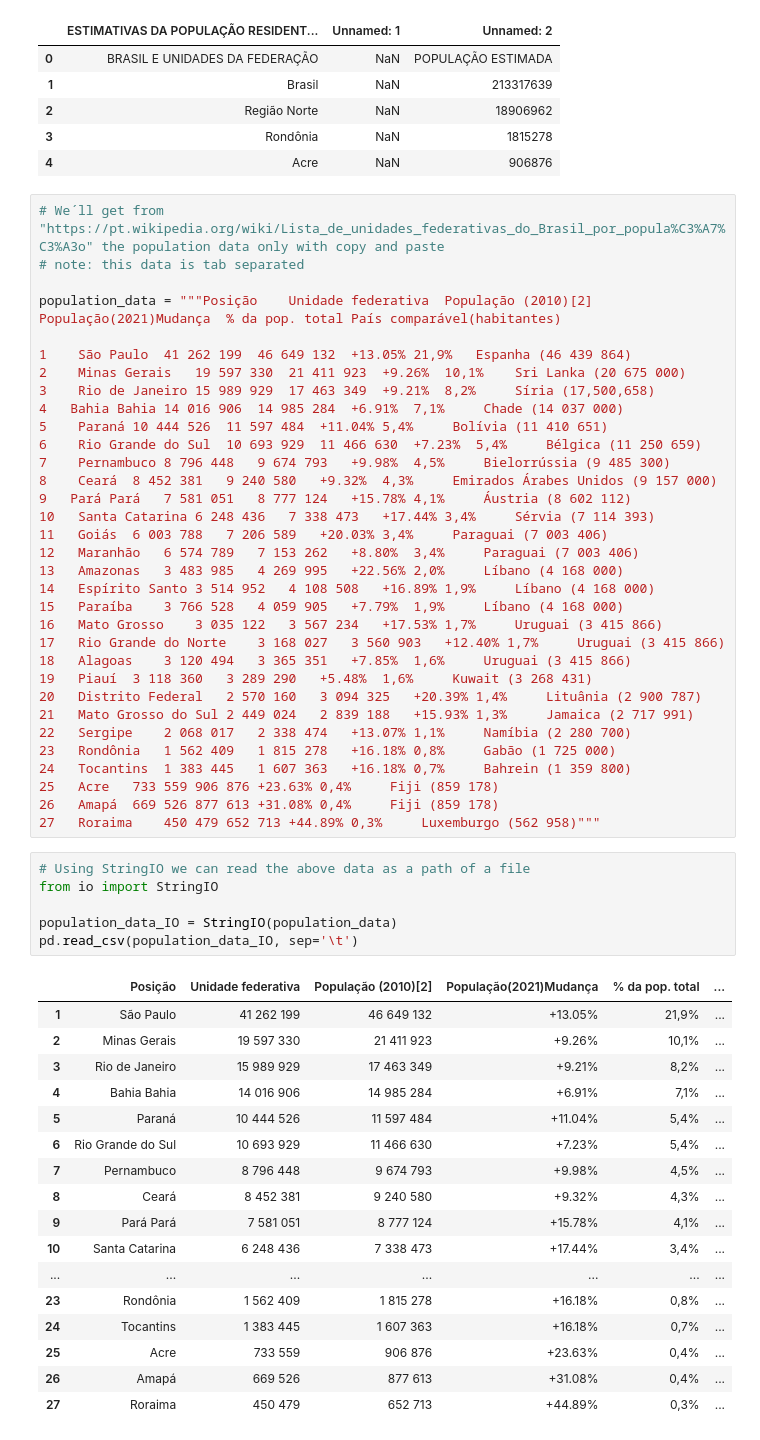
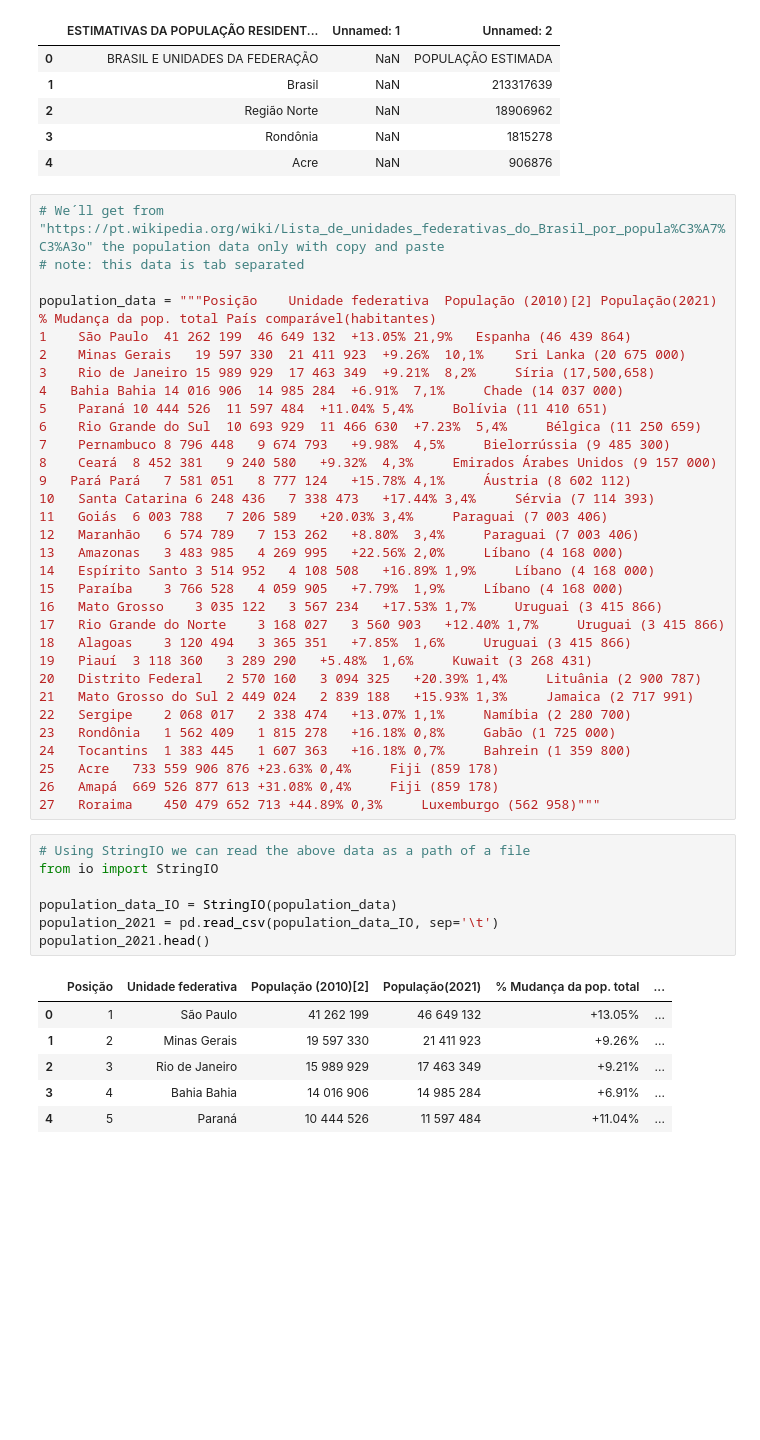
Before and after one commit to paulo-lins/EDA_datasus, a Jupyter notebook: EDA_tabnet.ipynb, the cells around one changed output. Drawn from its saved outputs; the diff is of its cells as text; blank space fills up the shorter version.

```diff
--- a/EDA_tabnet.ipynb
+++ b/EDA_tabnet.ipynb
@@ -728,8 +728,7 @@ pd.read_excel('https://github.com/paulo-lins/EDA_datasus/blob/main/estimativa_do
 # We´ll get from "https://pt.wikipedia.org/wiki/Lista_de_unidades_federativas_do_Brasil_por_popula%C3%A7%C3%A3o" the population data only with copy and paste
 # note: this data is tab separated
 
-population_data = """Posição	Unidade federativa	População (2010)[2]	População(2021)Mudança	% da pop. total	País comparável(habitantes)
-
+population_data = """Posição	Unidade federativa	População (2010)[2]	População(2021)	% Mudança da pop. total	País comparável(habitantes)
 1	 São Paulo	41 262 199	46 649 132	+13.05%	21,9%	Espanha (46 439 864)
 2	 Minas Gerais	19 597 330	21 411 923	+9.26%	10,1%	 Sri Lanka (20 675 000)
 3	 Rio de Janeiro	15 989 929	17 463 349	+9.21%	8,2%	 Síria (17,500,658)
@@ -760,24 +759,14 @@ population_data = """Posição	Unidade federativa	População (2010)[2]	Populaç
 # %%
 # Using StringIO we can read the above data as a path of a file
 from io import StringIO
 
 population_data_IO = StringIO(population_data)
-pd.read_csv(population_data_IO, sep='\t')
+population_2021 = pd.read_csv(population_data_IO, sep='\t')
+population_2021.head()
 # %% [output]
-|  | Posição | Unidade federativa | População (2010)[2] | População(2021)Mudança | % da pop. total | ... |
-| 1 | São Paulo | 41 262 199 | 46 649 132 | +13.05% | 21,9% | ... |
-| 2 | Minas Gerais | 19 597 330 | 21 411 923 | +9.26% | 10,1% | ... |
-| 3 | Rio de Janeiro | 15 989 929 | 17 463 349 | +9.21% | 8,2% | ... |
-| 4 | Bahia Bahia | 14 016 906 | 14 985 284 | +6.91% | 7,1% | ... |
-| 5 | Paraná | 10 444 526 | 11 597 484 | +11.04% | 5,4% | ... |
-| 6 | Rio Grande do Sul | 10 693 929 | 11 466 630 | +7.23% | 5,4% | ... |
-| 7 | Pernambuco | 8 796 448 | 9 674 793 | +9.98% | 4,5% | ... |
-| 8 | Ceará | 8 452 381 | 9 240 580 | +9.32% | 4,3% | ... |
-| 9 | Pará Pará | 7 581 051 | 8 777 124 | +15.78% | 4,1% | ... |
-| 10 | Santa Catarina | 6 248 436 | 7 338 473 | +17.44% | 3,4% | ... |
-| ... | ... | ... | ... | ... | ... | ... |
-| 23 | Rondônia | 1 562 409 | 1 815 278 | +16.18% | 0,8% | ... |
-| 24 | Tocantins | 1 383 445 | 1 607 363 | +16.18% | 0,7% | ... |
-| 25 | Acre | 733 559 | 906 876 | +23.63% | 0,4% | ... |
-| 26 | Amapá | 669 526 | 877 613 | +31.08% | 0,4% | ... |
-| 27 | Roraima | 450 479 | 652 713 | +44.89% | 0,3% | ... |
+|  | Posição | Unidade federativa | População (2010)[2] | População(2021) | % Mudança da pop. total | ... |
+| 0 | 1 | São Paulo | 41 262 199 | 46 649 132 | +13.05% | ... |
+| 1 | 2 | Minas Gerais | 19 597 330 | 21 411 923 | +9.26% | ... |
+| 2 | 3 | Rio de Janeiro | 15 989 929 | 17 463 349 | +9.21% | ... |
+| 3 | 4 | Bahia Bahia | 14 016 906 | 14 985 284 | +6.91% | ... |
+| 4 | 5 | Paraná | 10 444 526 | 11 597 484 | +11.04% | ... |
```
Also changed, not shown: parts of 6 cells of this notebook.
